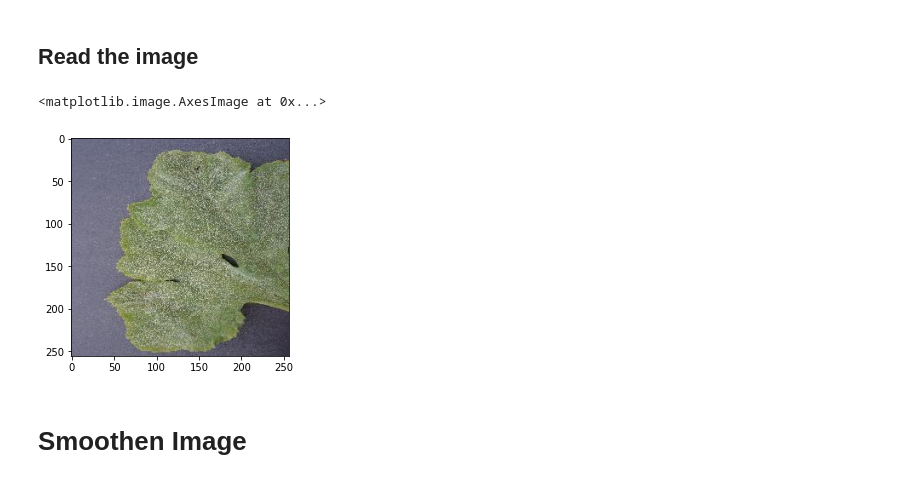
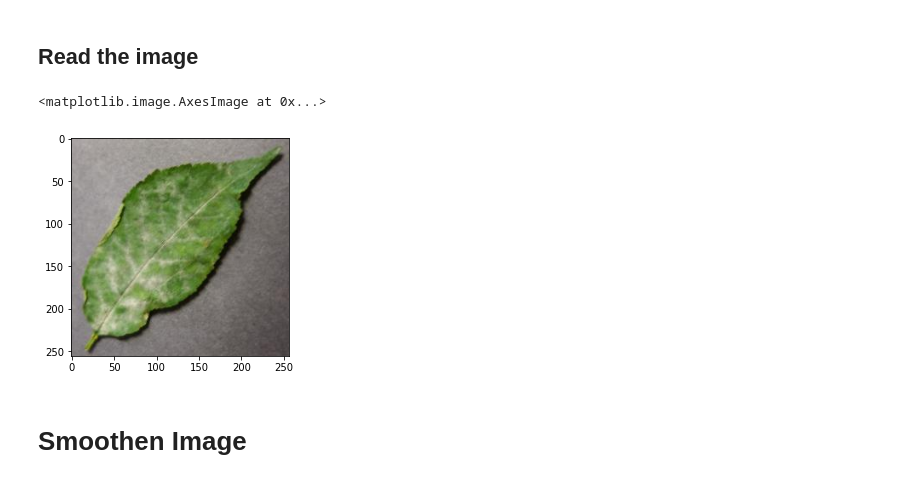
Before and after one commit to ascii-monk123/PhytoMonk, a Jupyter notebook: Notebooks/Detection/Powdery Mildew Detection.ipynb, the cells around one changed output. Drawn from its saved outputs; the diff is of its cells as text; code cells hidden in the pictures.

```diff
--- a/Notebooks/Detection/Powdery Mildew Detection.ipynb
+++ b/Notebooks/Detection/Powdery Mildew Detection.ipynb
@@ -6,16 +6,16 @@ import seaborn as sns
 # %% [markdown]
 <h2> Read the image</h2>
 # %%
-folderPath = "../../mildew/squash_powdery_mildew/"
-imageNo = 20
+folderPath = "../../mildew/cherry_powdery_mildew/"
+imageNo = 199
 
-
+# ll = '/home/aahan/Downloads/test.png'
 
 image = cv2.cvtColor(cv2.imread(f'{folderPath}/{imageNo}.jpg'), cv2.COLOR_BGR2RGB)
 plt.imshow(image)
 # %% [output]
 <matplotlib.image.AxesImage at 0x...>
-[figure, old version]
+[figure, new version]
 # %% [markdown]
 <h1> Smoothen Image </h1>
 # %%
```
Also changed, not shown: parts of 22 cells of this notebook, 3 other files.
